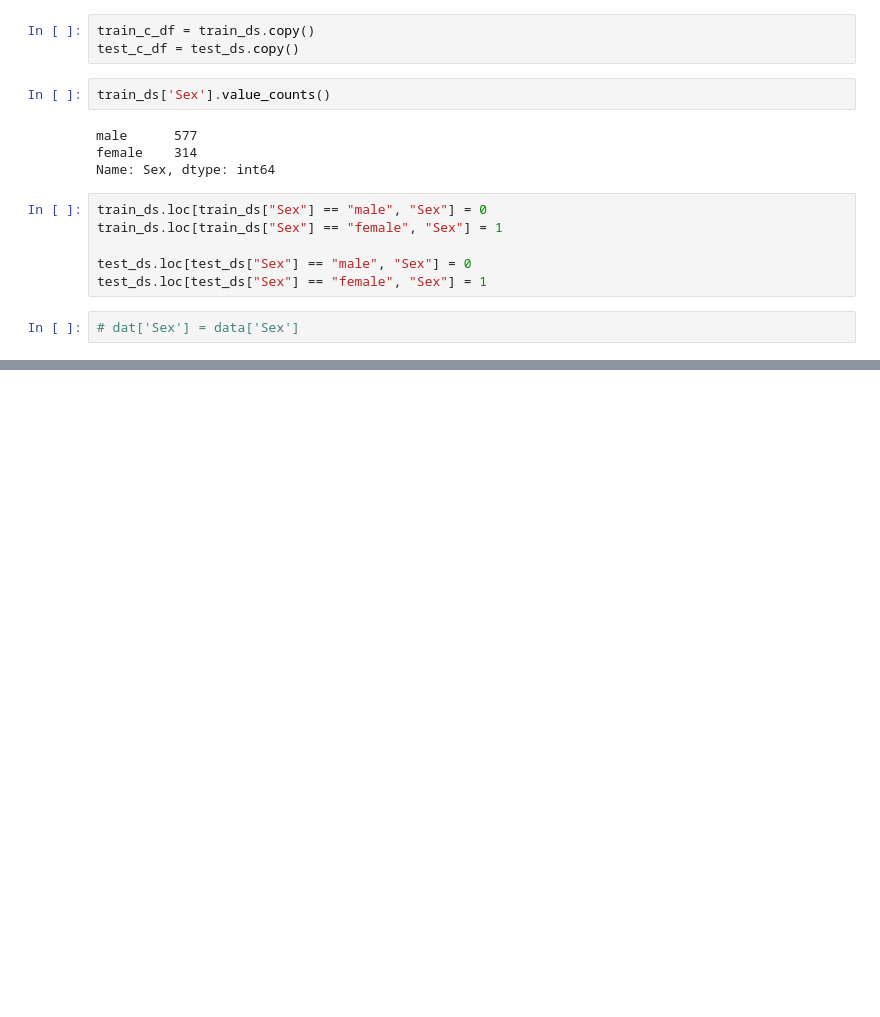
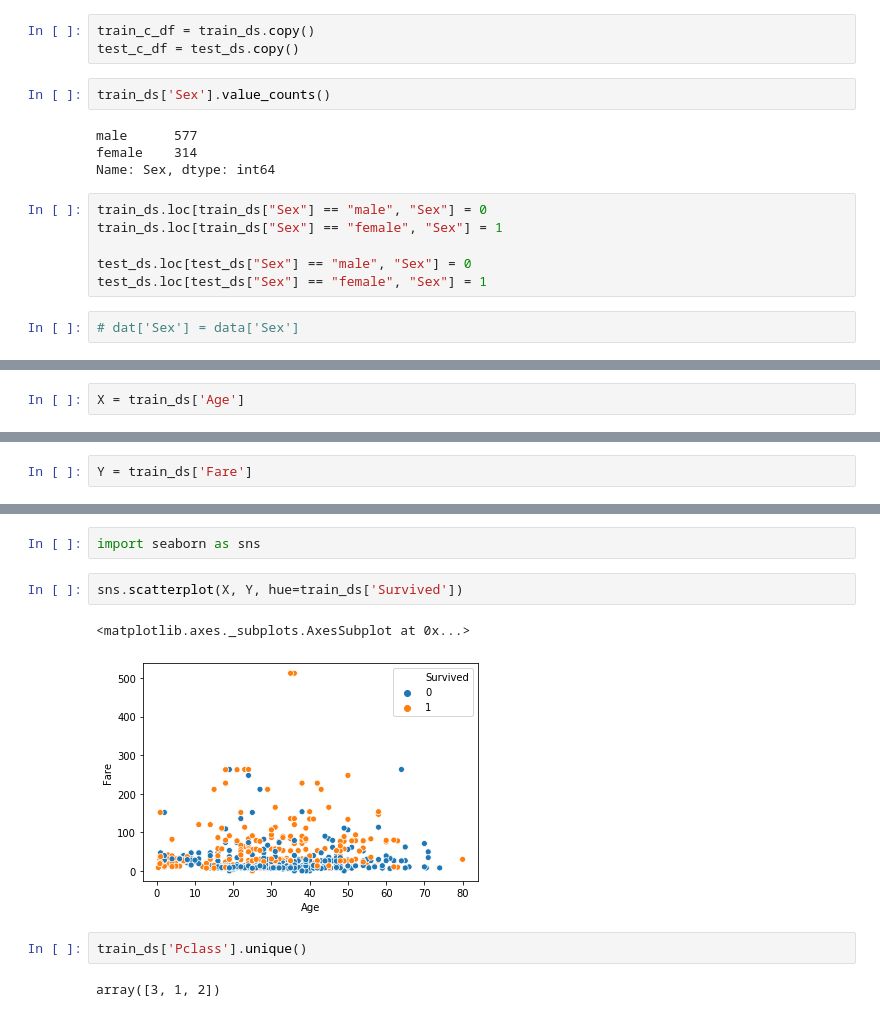
Before and after one commit to sunmarknatecom/kaggle_titanic, a Jupyter notebook: kaggle_titanic.ipynb, the cells around one changed output, grey strips where cells are left out. Cells and saved outputs as stored; diff of their text form; blank space fills up the shorter version.

```diff
--- a/kaggle_titanic.ipynb
+++ b/kaggle_titanic.ipynb
@@ -235,0 +322,2 @@ train_ds.head()
+# %%
+X = train_ds['Age']
@@ -235,0 +339,2 @@ train_ds.head()
+# %%
+Y = train_ds['Fare']
@@ -235,0 +356,11 @@ train_ds.head()
+# %%
+import seaborn as sns
+# %%
+sns.scatterplot(X, Y, hue=train_ds['Survived'])
+# %% [output]
+<matplotlib.axes._subplots.AxesSubplot at 0x...>
+[figure, added]
+# %%
+train_ds['Pclass'].unique()
+# %% [output]
+array([3, 1, 2])
```
Also changed, not shown: parts of 9 cells of this notebook.
